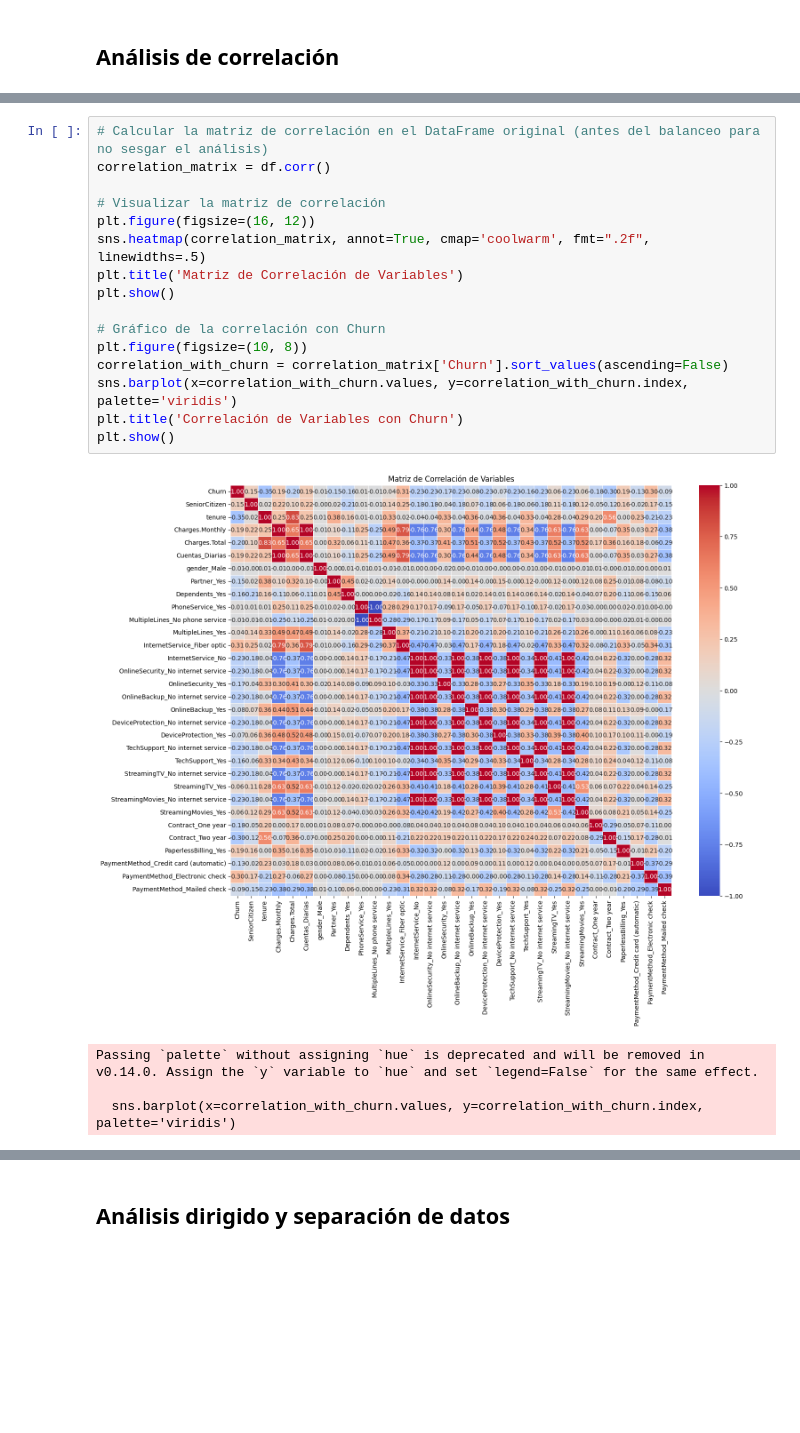
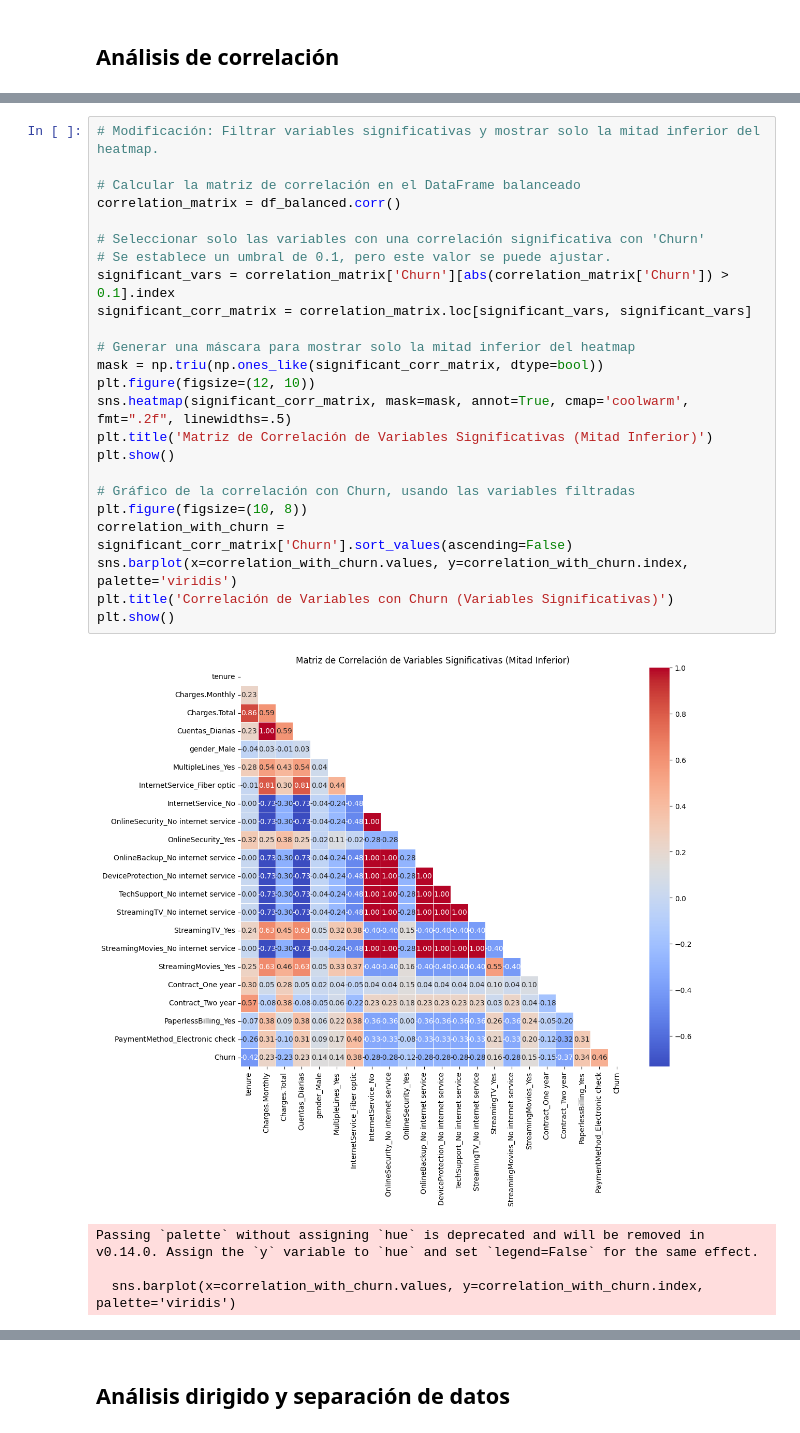
Before and after one commit to RaRamos2025/Challenge2-TelecomX_LATAM, a Jupyter notebook: TelecomX2_LATAM.ipynb, the cells around one changed output, grey strips where cells are left out. Cells and saved outputs as stored; diff of their text form; blank space fills up the shorter version.

```diff
--- a/TelecomX2_LATAM.ipynb
+++ b/TelecomX2_LATAM.ipynb
@@ -196,21 +207,29 @@ DataFrame de variables estandarizadas:
 # %%
-# Calcular la matriz de correlación en el DataFrame original (antes del balanceo para no sesgar el análisis)
-correlation_matrix = df.corr()
+# Modificación: Filtrar variables significativas y mostrar solo la mitad inferior del heatmap.
 
-# Visualizar la matriz de correlación
-plt.figure(figsize=(16, 12))
-sns.heatmap(correlation_matrix, annot=True, cmap='coolwarm', fmt=".2f", linewidths=.5)
-plt.title('Matriz de Correlación de Variables')
+# Calcular la matriz de correlación en el DataFrame balanceado
+correlation_matrix = df_balanced.corr()
+
+# Seleccionar solo las variables con una correlación significativa con 'Churn'
+# Se establece un umbral de 0.1, pero este valor se puede ajustar.
+significant_vars = correlation_matrix['Churn'][abs(correlation_matrix['Churn']) > 0.1].index
+significant_corr_matrix = correlation_matrix.loc[significant_vars, significant_vars]
+
+# Generar una máscara para mostrar solo la mitad inferior del heatmap
+mask = np.triu(np.ones_like(significant_corr_matrix, dtype=bool))
+plt.figure(figsize=(12, 10))
+sns.heatmap(significant_corr_matrix, mask=mask, annot=True, cmap='coolwarm', fmt=".2f", linewidths=.5)
+plt.title('Matriz de Correlación de Variables Significativas (Mitad Inferior)')
 plt.show()
 
-# Gráfico de la correlación con Churn
+# Gráfico de la correlación con Churn, usando las variables filtradas
 plt.figure(figsize=(10, 8))
-correlation_with_churn = correlation_matrix['Churn'].sort_values(ascending=False)
+correlation_with_churn = significant_corr_matrix['Churn'].sort_values(ascending=False)
 sns.barplot(x=correlation_with_churn.values, y=correlation_with_churn.index, palette='viridis')
-plt.title('Correlación de Variables con Churn')
+plt.title('Correlación de Variables con Churn (Variables Significativas)')
 plt.show()
 # %% [output]
-[figure, old version]
+[figure, new version]
 Passing `palette` without assigning `hue` is deprecated and will be removed in v0.14.0. Assign the `y` variable to `hue` and set `legend=False` for the same effect.
 
   sns.barplot(x=correlation_with_churn.values, y=correlation_with_churn.index, palette='viridis')
```
Also changed, not shown: parts of 11 cells of this notebook.
